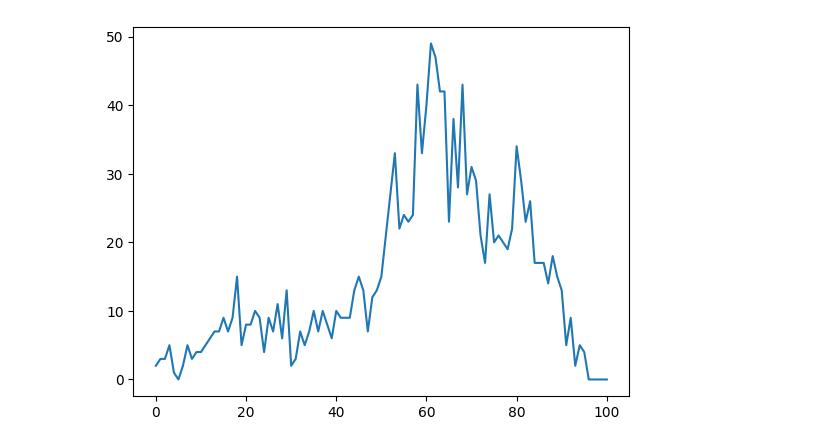
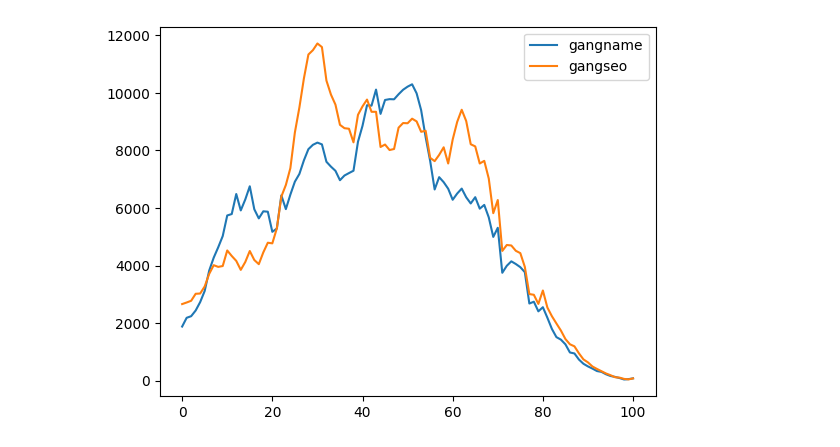
Before and after one commit to shared-repo/green-data-analysis, a Jupyter notebook: workspace/data-analysis-basic/example_05.ipynb, the cells around one changed output. Saved outputs shown, nothing was run; the diff lists cells and outputs as text; code cells hidden in the pictures.

```diff
--- a/workspace/data-analysis-basic/example_05.ipynb
+++ b/workspace/data-analysis-basic/example_05.ipynb
@@ -2,6 +2,11 @@
 # 동네이름으로 연령별 인구 데이터 조회 ( 함수로 만들기 )
 # %%
 import csv
+
+def str_to_int(v):
+    v_without_comma = v.replace(",", "")
+    n = int(v_without_comma)
+    return n
 
 def pop_by_region(region):
     with open("data-files/population-202302.csv", "rt", encoding="utf-8") as f:
@@ -11,5 +16,7 @@ def pop_by_region(region):
         rows = []
         for row in pop_reader:
             if region in row[0]:
-                rows.append(list(map(lambda v: int(v.replace(",", "")), row[3:104])))
+                # rows.append(list(map(lambda v: int(v.replace(",", "")), row[3:104])))
+                numeric_row = map(str_to_int, row[3:104])
+                rows.append( list(numeric_row) )
     return rows
@@ -23,7 +23,12 @@ for row in rows:
 # %%
 import matplotlib.pyplot as plt
 
-plt.plot(rows[0])
+rows1 = pop_by_region("강남")
+rows2 = pop_by_region("강서")
+
+plt.plot(rows1[0], label="gangname")
+plt.plot(rows2[0], label="gangseo")
+plt.legend()
 plt.show()
 # %% [output]
-[figure, old version]
+[figure, new version]
```
Also changed, not shown: parts of 1 cell of this notebook.
